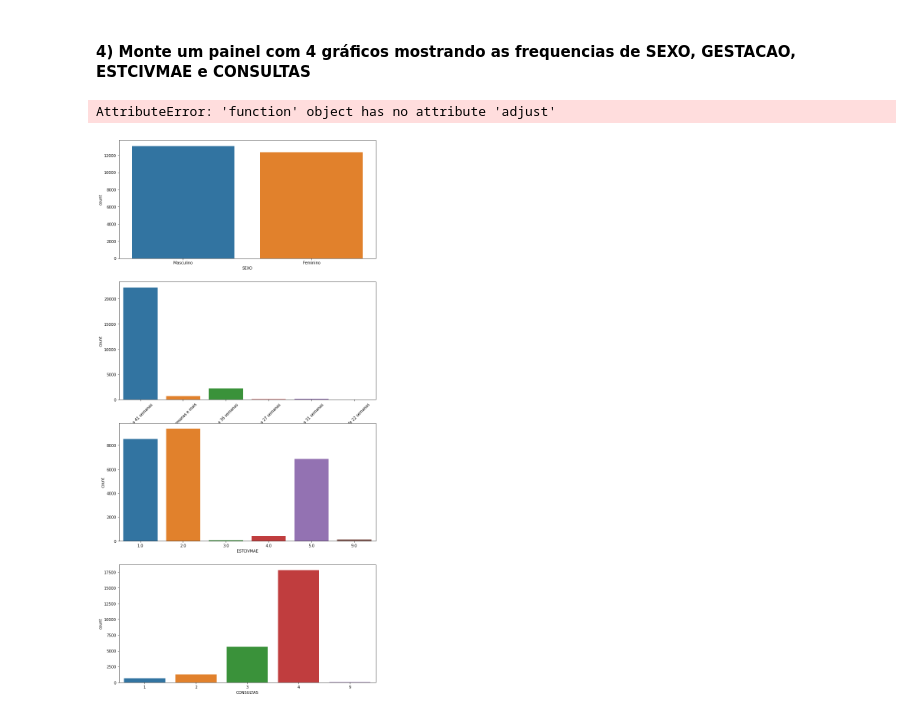
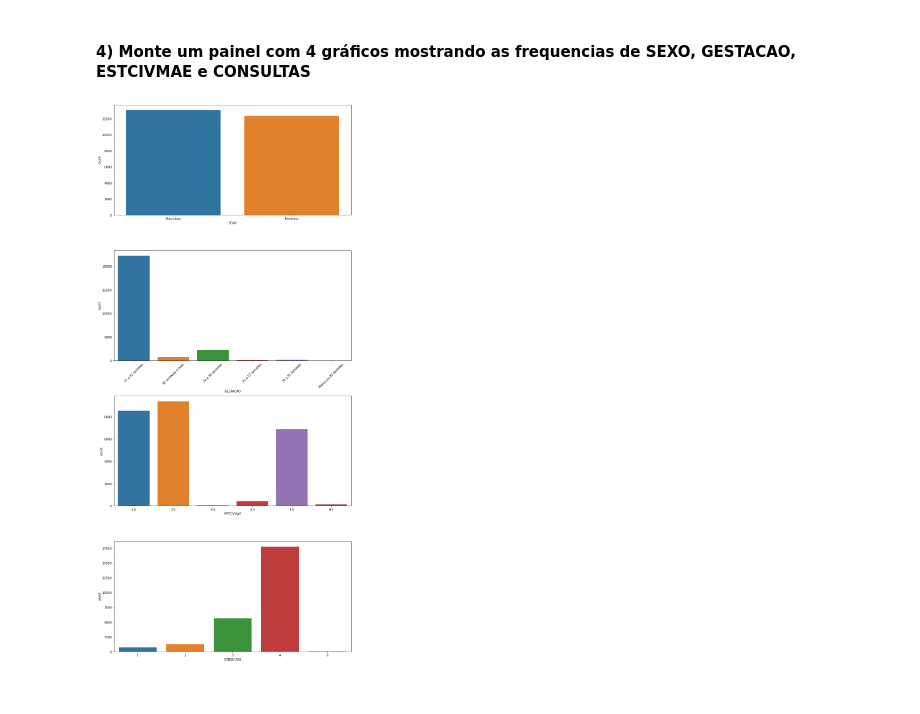
Before and after one commit to RobertoAntoniassi/M-dulo-05---Parte-02, a Jupyter notebook: mod06 tarefa 1.ipynb, the cells around one changed output. Saved outputs shown, nothing was run; the diff lists cells and outputs as text; code cells hidden in the pictures.

```diff
--- a/mod06 tarefa 1.ipynb
+++ b/mod06 tarefa 1.ipynb
@@ -82,17 +82,16 @@ axes.tick_params(axis="x", rotation = 30)
 ####  4) Monte um painel com 4 gráficos mostrando as frequencias de SEXO, GESTACAO, ESTCIVMAE e CONSULTAS
 # %%
 fig, axes = plt.subplots(4, 1)
-plt.rc('figure', figsize=(12, 26))
+plt.rc('figure', figsize=(18, 26))
 
 sns.countplot(ax = axes[0], x='SEXO', data=sinasc)
 ax = sns.countplot(ax = axes[1], x='GESTACAO', data=sinasc)
 ax.tick_params(axis='x', rotation = 45)
 sns.countplot(ax = axes[2], x='ESTCIVMAE', data=sinasc)
 sns.countplot(ax = axes[3], x='CONSULTAS', data=sinasc)
 
 plt.subplots_adjust(wspace=0.3, hspace=0.7)
 
 fig.tight_layout()
 # %% [output]
-AttributeError: 'function' object has no attribute 'adjust'
-[figure, old version]
+[figure, new version]
```
